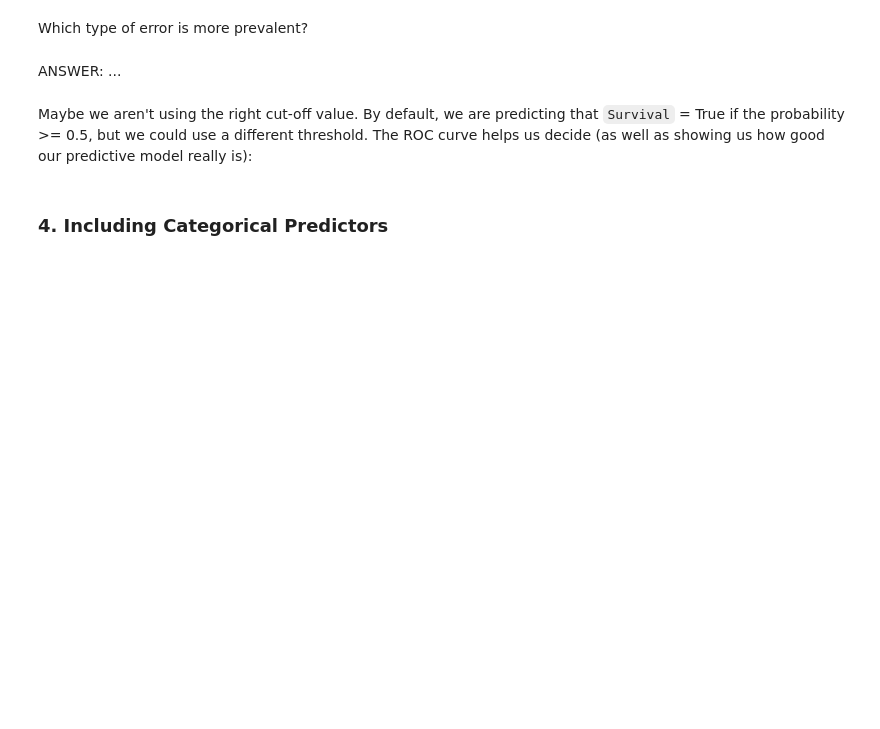
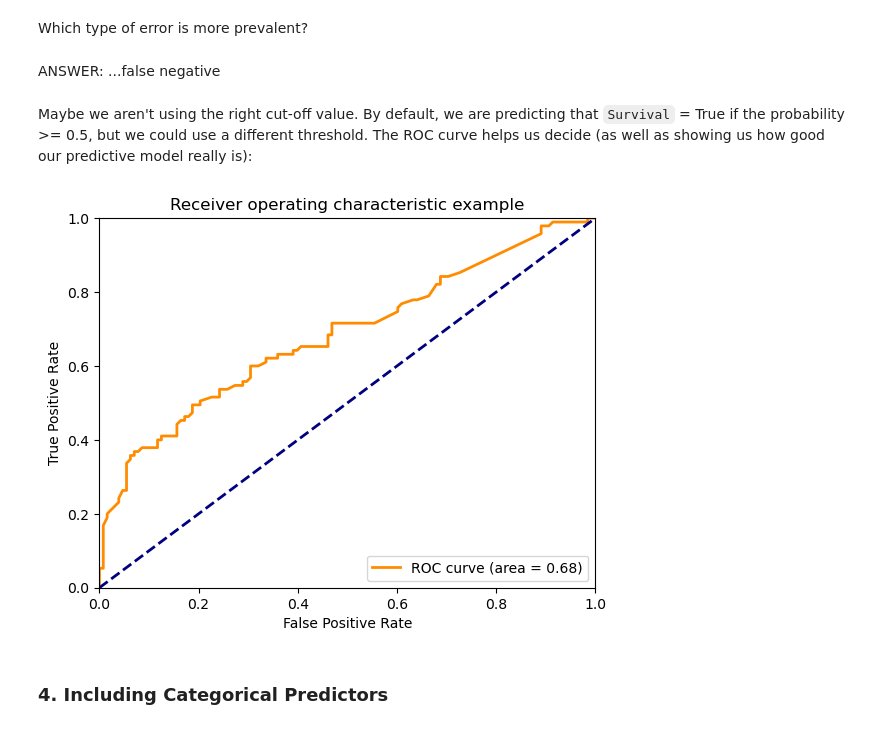
Before and after one commit to divraj2022/IOD_DIV, a Jupyter notebook: Module 5/IOD_Lab_5_1.ipynb, the cells around one changed output. Cells and saved outputs as stored; diff of their text form; code cells hidden in the pictures; blank space fills up the shorter version.

```diff
--- a/Module 5/IOD_Lab_5_1.ipynb
+++ b/Module 5/IOD_Lab_5_1.ipynb
@@ -27,4 +30,4 @@ from sklearn.linear_model import LogisticRegression
 Load the `titanic.csv` file into a DataFrame named "titanic", with index column = `PassengerId`. Display the head of the DataFrame.
 # %%
 # ANSWER
-titanic_csv = '../DATA/titanic_train.csv'
+titanic = pd.read_csv(r'C:\Users\Sanjeshni\Desktop\doc\DATA\titanic_train.csv', index_col='PassengerId')
@@ -132,0 +228,13 @@ Let's include `Age` in the model. As we know from our EDA, this feature has many
+# %%
+# ANSWER
+titanic['Age'].fillna(titanic.Age.mean(), inplace=True)
+feature_cols = ['Pclass', 'Parch', 'Age']
+X = titanic[feature_cols]
+y = titanic[['Survived']].values.reshape(-1,1)
+# %%
+X_train, X_test, y_train, y_test = train_test_split(X, y, random_state=1)
+# %%
+logreg_1 = LogisticRegression()
+logreg_1.fit(X_train, y_train)
+logreg_score = logreg_1.score(X_train, y_train)
+print('accuracy = {:1.4f}'.format(logreg_score))
@@ -154,31 +271,33 @@ print(np.asarray([['TN', 'FP'], ['FN', 'TP']]))
 # %% [markdown]
 Which type of error is more prevalent?
 # %% [markdown]
-ANSWER: ...
+ANSWER: ...false negative
 # %% [markdown]
 Maybe we aren't using the right cut-off value. By default, we are predicting that `Survival` = True if the probability >= 0.5, but we could use a different threshold. The ROC curve helps us decide (as well as showing us how good our predictive model really is):
 # %%
 # Generate the prediction values for each of the test observations using predict_proba() function rather than just predict
-preds = logreg.predict_proba(X_test)[:,1]
+preds = logreg_1.predict_proba(X_test)[:,1]
 
 # Store the false positive rate(fpr), true positive rate (tpr) in vectors for use in the graph
 fpr, tpr, _ = metrics.roc_curve(y_test, preds)
 
 # Store the Area Under the Curve (AUC) so we can annotate our graph with this metric
 roc_auc = metrics.auc(fpr, tpr)
 
 # Plot the ROC Curve
 plt.figure()
 lw = 2
 plt.plot(fpr, tpr, color='darkorange', lw = lw, label = 'ROC curve (area = %0.2f)' % roc_auc)
 plt.plot([0, 1], [0, 1], color = 'navy', lw = lw, linestyle = '--')
 plt.xlim([0.0, 1.0])
 plt.ylim([0.0, 1.0])
 plt.xlabel('False Positive Rate')
 plt.ylabel('True Positive Rate')
 plt.title('Receiver operating characteristic example')
 plt.legend(loc = "lower right")
 plt.show()
+# %% [output]
+[figure, added]
 # %% [markdown]
 ### 4. Including Categorical Predictors
 # %% [markdown]
```
Also changed, not shown: parts of 54 cells of this notebook, 1 other file.
